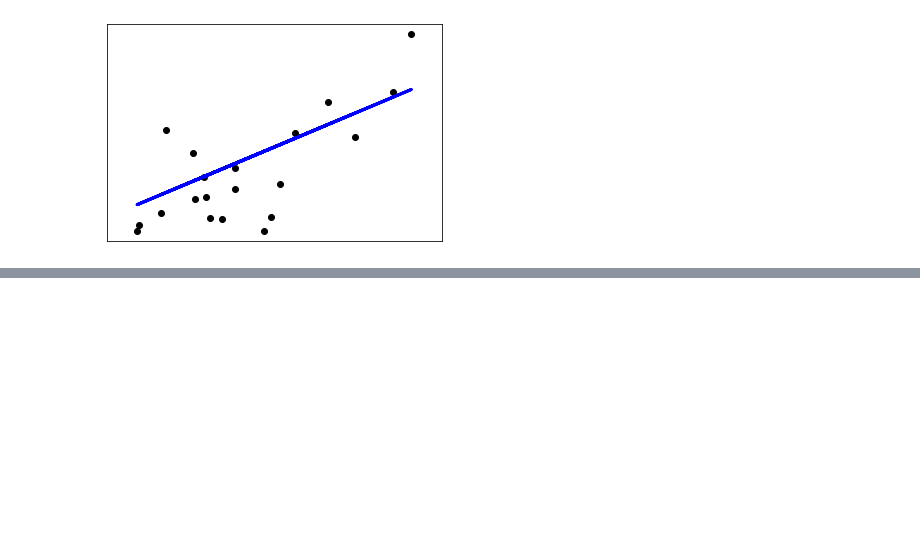
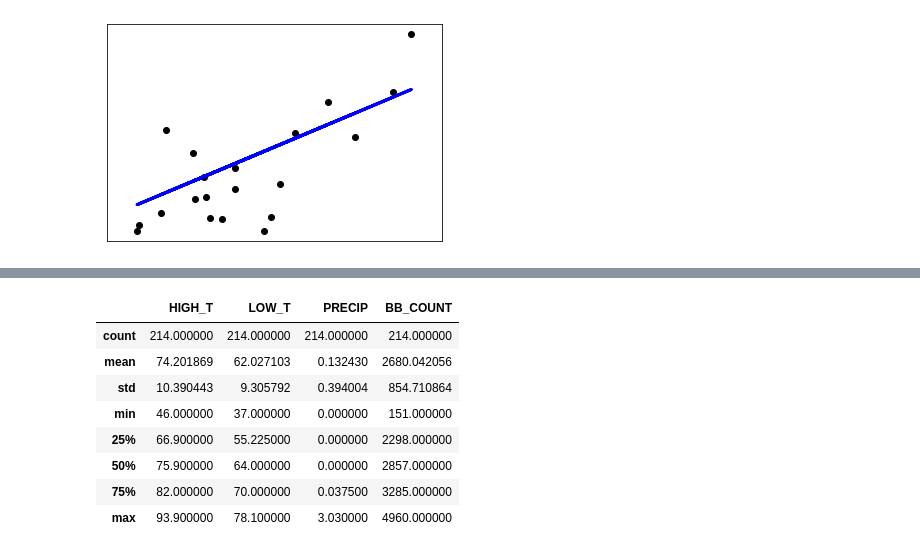
Before and after one commit to tvelichkovt/PyTorch, a Jupyter notebook: ML_LinearRegression.ipynb, the cells around one changed output, grey strips where cells are left out. Saved outputs shown, nothing was run; the diff lists cells and outputs as text; code cells hidden in the pictures; blank space fills up the shorter version.

```diff
--- a/ML_LinearRegression.ipynb
+++ b/ML_LinearRegression.ipynb
@@ -248,0 +95,12 @@ FileNotFoundError: [Errno 2] File nyc_bb_bicyclist_counts.csv does not exist: 'n
+# %%
+df.describe()
+# %% [output]
+|  | HIGH_T | LOW_T | PRECIP | BB_COUNT |
+| count | 214.000000 | 214.000000 | 214.000000 | 214.000000 |
+| mean | 74.201869 | 62.027103 | 0.132430 | 2680.042056 |
+| std | 10.390443 | 9.305792 | 0.394004 | 854.710864 |
+| min | 46.000000 | 37.000000 | 0.000000 | 151.000000 |
+| 25% | 66.900000 | 55.225000 | 0.000000 | 2298.000000 |
+| 50% | 75.900000 | 64.000000 | 0.000000 | 2857.000000 |
+| 75% | 82.000000 | 70.000000 | 0.037500 | 3285.000000 |
+| max | 93.900000 | 78.100000 | 3.030000 | 4960.000000 |
```
Also changed, not shown: parts of 28 cells of this notebook, 5 other files.
